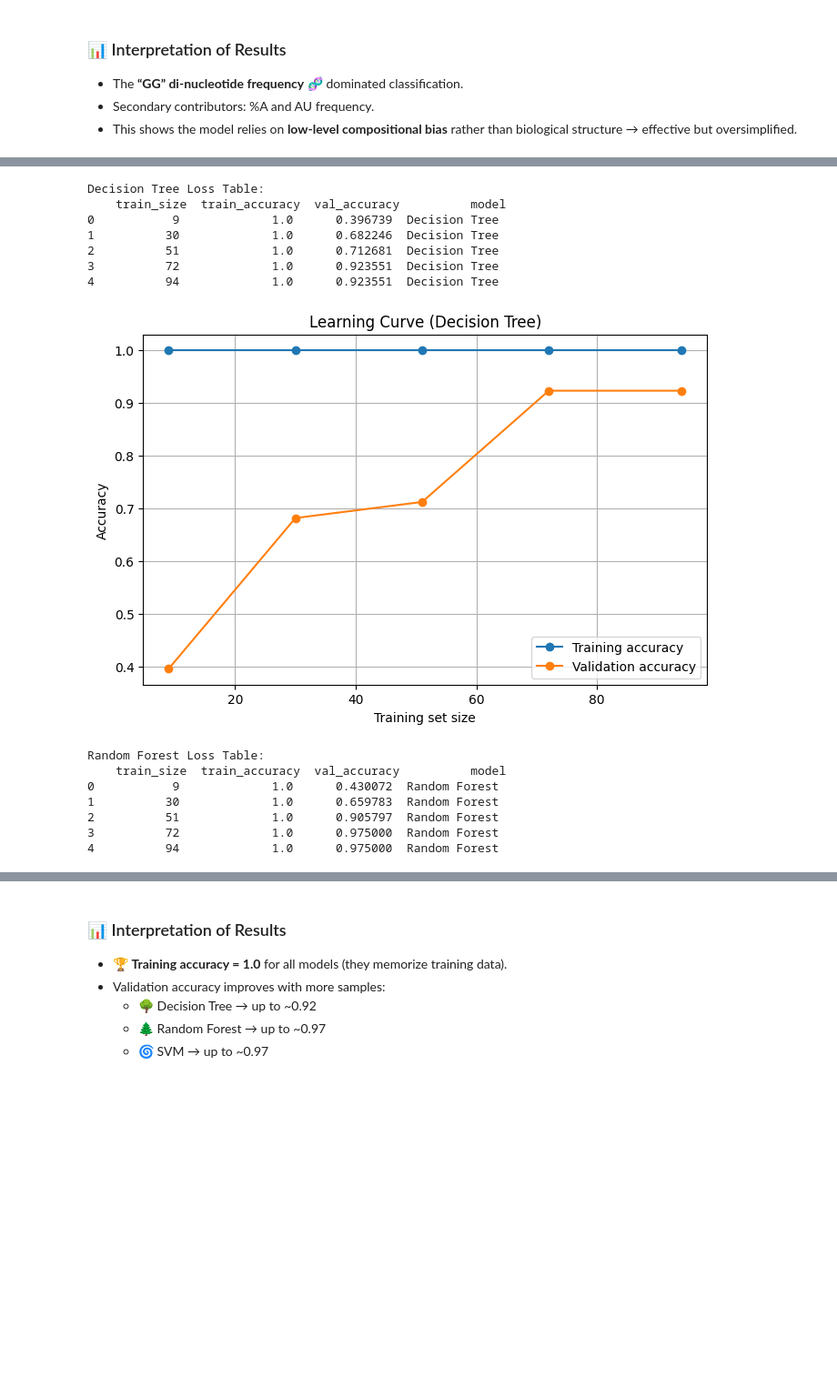
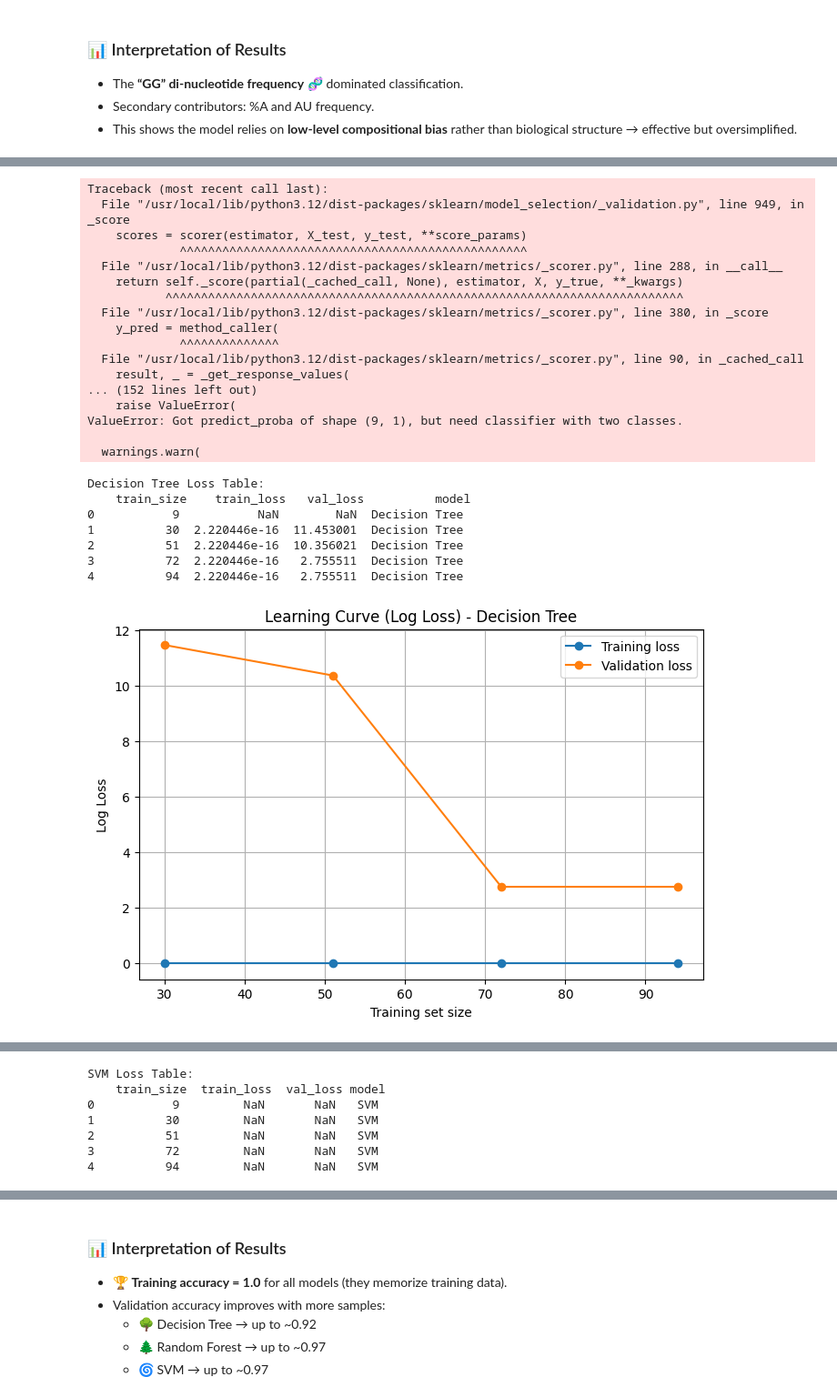
Before and after one commit to MACHARODRIGO/tRNASec-Study-Project, a Jupyter notebook: notebooks/tRNA_ml_exploration.ipynb, the cells around one changed output, grey strips where cells are left out. Shown: that part at 91% size. Saved outputs shown, nothing was run; the diff lists cells and outputs as text; code cells hidden in the pictures; blank space fills up the shorter version.

```diff
--- a/notebooks/tRNA_ml_exploration.ipynb
+++ b/notebooks/tRNA_ml_exploration.ipynb
@@ -385,53 +471,63 @@ we compute learning curves for each model and export them as “loss tables”.
 # %%
 loss_tables = []
 
 for name, model in [
     ("Decision Tree", tree_clf),
     ("Random Forest", rf_clf),
     ("SVM", svm_clf),
 ]:
     train_sizes, train_scores, test_scores = learning_curve(
-        model, X, y, cv=5, scoring="accuracy",
+        model, X, y, cv=5, scoring="neg_log_loss",
         train_sizes=np.linspace(0.1, 1.0, 5)
     )
-    train_mean = np.mean(train_scores, axis=1)
-    test_mean = np.mean(test_scores, axis=1)
+    # sklearn devuelve loss negativo → lo multiplicamos por -1
+    train_mean = -np.mean(train_scores, axis=1)
+    test_mean = -np.mean(test_scores, axis=1)
 
     loss_table = pd.DataFrame({
         "train_size": train_sizes,
-        "train_accuracy": train_mean,
-        "val_accuracy": test_mean,
+        "train_loss": train_mean,
+        "val_loss": test_mean,
         "model": name
     })
     print(f"\n{name} Loss Table:\n", loss_table)
     loss_tables.append(loss_table)
 
     plt.figure(figsize=(8,5))
-    plt.plot(train_sizes, train_mean, "o-", label="Training accuracy")
-    plt.plot(train_sizes, test_mean, "o-", label="Validation accuracy")
+    plt.plot(train_sizes, train_mean, "o-", label="Training loss")
+    plt.plot(train_sizes, test_mean, "o-", label="Validation loss")
     plt.xlabel("Training set size")
-    plt.ylabel("Accuracy")
-    plt.title(f"Learning Curve ({name})")
+    plt.ylabel("Log Loss")
+    plt.title(f"Learning Curve (Log Loss) - {name}")
     plt.legend()
     plt.grid(True)
     plt.show()
 
-# Export all loss tables
-all_loss_tables_df = pd.concat(loss_tables)
-all_loss_tables_df.to_csv("loss_tables.csv", index=False)
+all_loss_df = pd.concat(loss_tables)
+all_loss_df.to_csv("loss_tables.csv", index=False)
 # %% [output]
-Decision Tree Loss Table:
-    train_size  train_accuracy  val_accuracy          model
-0           9             1.0      0.396739  Decision Tree
-1          30             1.0      0.682246  Decision Tree
-2          51             1.0      0.712681  Decision Tree
-3          72             1.0      0.923551  Decision Tree
-4          94             1.0      0.923551  Decision Tree
+Traceback (most recent call last):
+  File "/usr/local/lib/python3.12/dist-packages/sklearn/model_selection/_validation.py", line 949, in _score
+    scores = scorer(estimator, X_test, y_test, **score_params)
+             ^^^^^^^^^^^^^^^^^^^^^^^^^^^^^^^^^^^^^^^^^^^^^^^^^
+  File "/usr/local/lib/python3.12/dist-packages/sklearn/metrics/_scorer.py", line 288, in __call__
+    return self._score(partial(_cached_call, None), estimator, X, y_true, **_kwargs)
+           ^^^^^^^^^^^^^^^^^^^^^^^^^^^^^^^^^^^^^^^^^^^^^^^^^^^^^^^^^^^^^^^^^^^^^^^^^
+  File "/usr/local/lib/python3.12/dist-packages/sklearn/metrics/_scorer.py", line 380, in _score
+    y_pred = method_caller(
+             ^^^^^^^^^^^^^^
+  File "/usr/local/lib/python3.12/dist-packages/sklearn/metrics/_scorer.py", line 90, in _cached_call
+    result, _ = _get_response_values(
+... (152 lines left out)
+    raise ValueError(
+ValueError: Got predict_proba of shape (9, 1), but need classifier with two classes.
+
+  warnings.warn(
+Decision Tree Loss Table:
+    train_size    train_loss   val_loss          model
+0           9           NaN        NaN  Decision Tree
+1          30  2.220446e-16  11.453001  Decision Tree
+2          51  2.220446e-16  10.356021  Decision Tree
+3          72  2.220446e-16   2.755511  Decision Tree
+4          94  2.220446e-16   2.755511  Decision Tree
-[figure, old version]
+[figure, new version]
-Random Forest Loss Table:
-    train_size  train_accuracy  val_accuracy          model
-0           9             1.0      0.430072  Random Forest
-1          30             1.0      0.659783  Random Forest
-2          51             1.0      0.905797  Random Forest
-3          72             1.0      0.975000  Random Forest
-4          94             1.0      0.975000  Random Forest
@@ -462,0 +576,7 @@ ValueError: The number of classes has to be greater than one; got 1 class
+SVM Loss Table:
+    train_size  train_loss  val_loss model
+0           9         NaN       NaN   SVM
+1          30         NaN       NaN   SVM
+2          51         NaN       NaN   SVM
+3          72         NaN       NaN   SVM
+4          94         NaN       NaN   SVM
```
Also changed, not shown: parts of 5 cells of this notebook.
